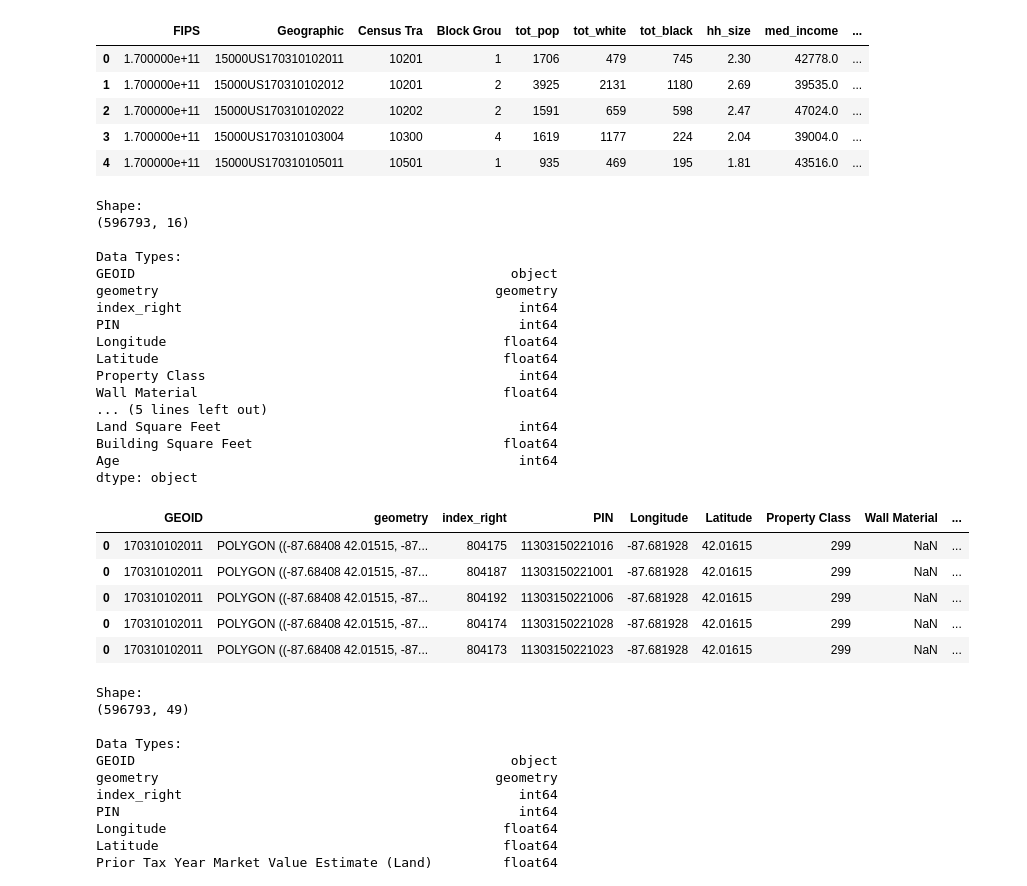
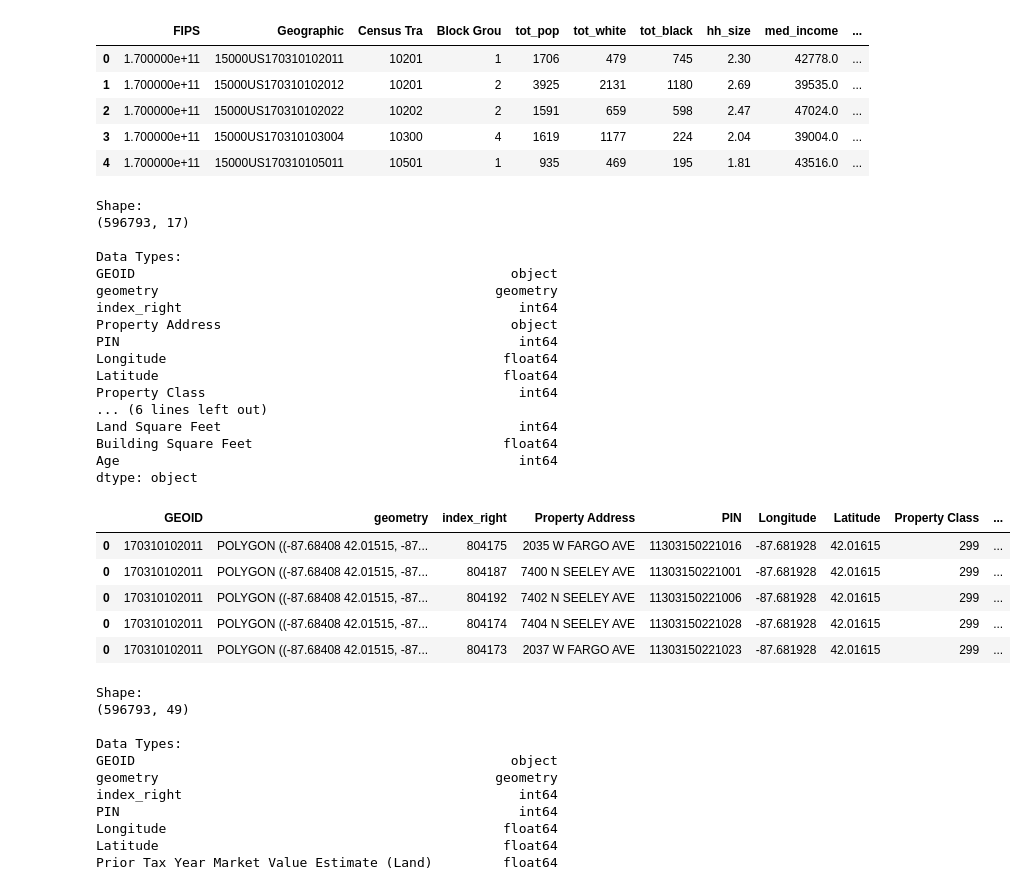
Before and after one commit to vbalza/chicago_water_lead, a Jupyter notebook: AssessmentData.ipynb, the cells around one changed output. Cells and saved outputs as stored; diff of their text form; code cells hidden in the pictures.

```diff
--- a/AssessmentData.ipynb
+++ b/AssessmentData.ipynb
@@ -39,7 +39,8 @@ dtype: object
 # %%
 # acs = pd.read_csv('data/ACS Data.csv')
 
-col_list = ['PIN', 'Longitude', 'Latitude', 'Property Class', 'Wall Material',
+col_list = ['Property Address', 'PIN', 'Longitude', 'Latitude',
+            'Property Class', 'Wall Material',
             'Roof Material', 'Repair Condition', 'Renovation',
             'Prior Tax Year Market Value Estimate (Land)',
             'Prior Tax Year Market Value Estimate (Building)', 'Land Square Feet',
@@ -155,34 +157,34 @@ dtype: object
 | 3 | 1.700000e+11 | 15000US170310103004 | 10300 | 4 | 1619 | 1177 | 224 | 2.04 | 39004.0 | ... |
 | 4 | 1.700000e+11 | 15000US170310105011 | 10501 | 1 | 935 | 469 | 195 | 1.81 | 43516.0 | ... |
 # %%
-assessments = gpd.sjoin(
+assessments_in_chi = gpd.sjoin(
     left_df=acs_g.loc[:,['GEOID', 'geometry']],
     right_df=assessments, how='inner', op='intersects')
-pipeline.show(assessments)
+pipeline.show(assessments_in_chi)
 # %% [output]
 Shape:
-(596793, 16)
+(596793, 17)
 
 Data Types:
 GEOID                                                object
 geometry                                           geometry
 index_right                                           int64
+Property Address                                     object
 PIN                                                   int64
 Longitude                                           float64
 Latitude                                            float64
 Property Class                                        int64
-Wall Material                                       float64
-... (5 lines left out)
+... (6 lines left out)
 Land Square Feet                                      int64
 Building Square Feet                                float64
 Age                                                   int64
 dtype: object
-|  | GEOID | geometry | index_right | PIN | Longitude | Latitude | Property Class | Wall Material | ... |
-| 0 | 170310102011 | POLYGON ((-87.68408 42.01515, -87... | 804175 | 11303150221016 | -87.681928 | 42.01615 | 299 | NaN | ... |
-| 0 | 170310102011 | POLYGON ((-87.68408 42.01515, -87... | 804187 | 11303150221001 | -87.681928 | 42.01615 | 299 | NaN | ... |
-| 0 | 170310102011 | POLYGON ((-87.68408 42.01515, -87... | 804192 | 11303150221006 | -87.681928 | 42.01615 | 299 | NaN | ... |
-| 0 | 170310102011 | POLYGON ((-87.68408 42.01515, -87... | 804174 | 11303150221028 | -87.681928 | 42.01615 | 299 | NaN | ... |
-| 0 | 170310102011 | POLYGON ((-87.68408 42.01515, -87... | 804173 | 11303150221023 | -87.681928 | 42.01615 | 299 | NaN | ... |
+|  | GEOID | geometry | index_right | Property Address | PIN | Longitude | Latitude | Property Class | ... |
+| 0 | 170310102011 | POLYGON ((-87.68408 42.01515, -87... | 804175 | 2035 W FARGO AVE | 11303150221016 | -87.681928 | 42.01615 | 299 | ... |
+| 0 | 170310102011 | POLYGON ((-87.68408 42.01515, -87... | 804187 | 7400 N SEELEY AVE | 11303150221001 | -87.681928 | 42.01615 | 299 | ... |
+| 0 | 170310102011 | POLYGON ((-87.68408 42.01515, -87... | 804192 | 7402 N SEELEY AVE | 11303150221006 | -87.681928 | 42.01615 | 299 | ... |
+| 0 | 170310102011 | POLYGON ((-87.68408 42.01515, -87... | 804174 | 7404 N SEELEY AVE | 11303150221028 | -87.681928 | 42.01615 | 299 | ... |
+| 0 | 170310102011 | POLYGON ((-87.68408 42.01515, -87... | 804173 | 2037 W FARGO AVE | 11303150221023 | -87.681928 | 42.01615 | 299 | ... |
 # %%
 cols_to_dummify = [
     'Property Class', 'Wall Material', 'Roof Material', 'Repair Condition',
```
Also changed, not shown: parts of 16 cells of this notebook, 3 other files.
